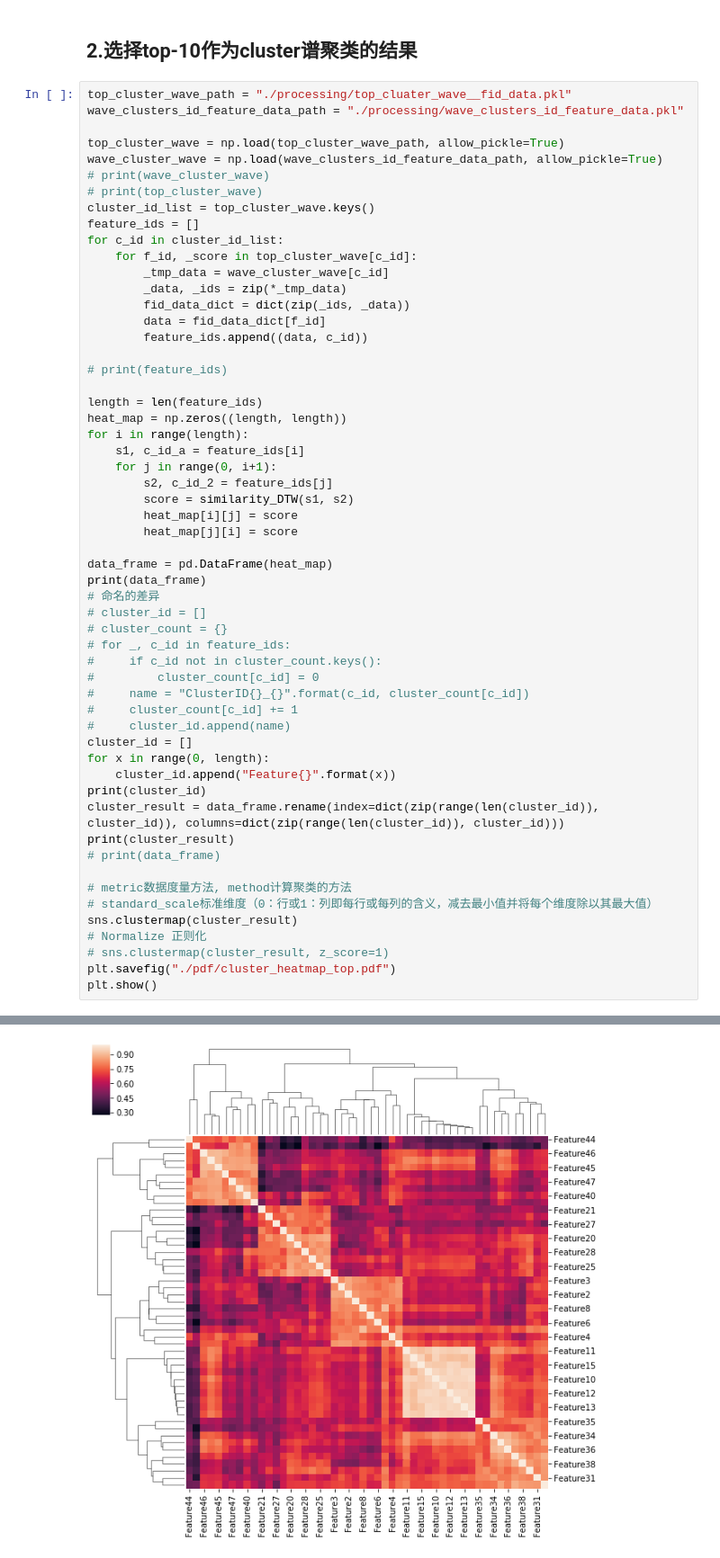
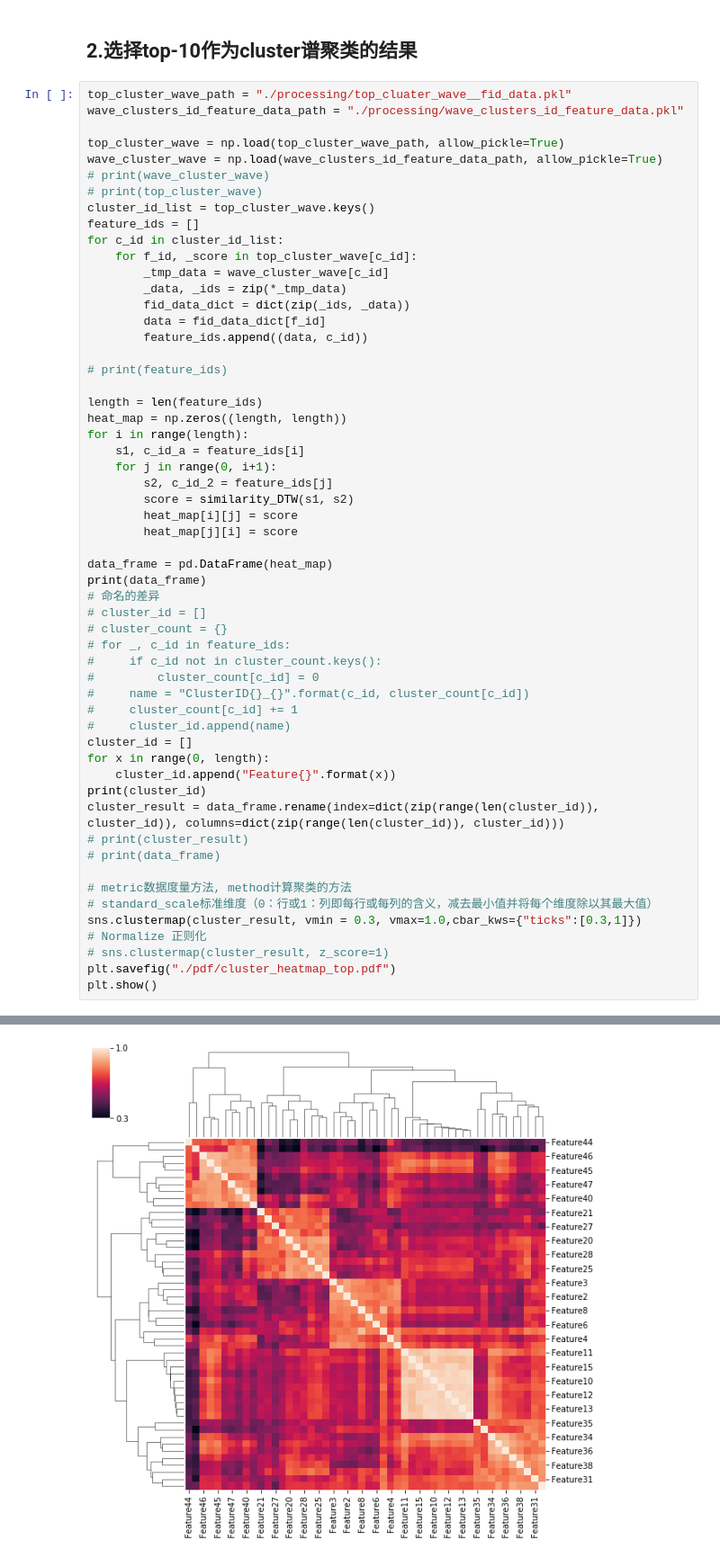
Before and after one commit to danzhewuju/SEEG, a Jupyter notebook: NoteBookJupyter/Clustering_Heatmap.ipynb, the cells around one changed output, grey strips where cells are left out. Shown: that part at 90% size. Cells and saved outputs as stored; diff of their text form.

```diff
--- a/NoteBookJupyter/Clustering_Heatmap.ipynb
+++ b/NoteBookJupyter/Clustering_Heatmap.ipynb
@@ -108,12 +108,12 @@ for x in range(0, length):
     cluster_id.append("Feature{}".format(x))
 print(cluster_id)
 cluster_result = data_frame.rename(index=dict(zip(range(len(cluster_id)), cluster_id)), columns=dict(zip(range(len(cluster_id)), cluster_id)))
-print(cluster_result)
+# print(cluster_result)
 # print(data_frame)
 
 # metric数据度量方法, method计算聚类的方法
 # standard_scale标准维度（0：行或1：列即每行或每列的含义，减去最小值并将每个维度除以其最大值）
-sns.clustermap(cluster_result)
+sns.clustermap(cluster_result, vmin = 0.3, vmax=1.0,cbar_kws={"ticks":[0.3,1]})
 # Normalize 正则化
 # sns.clustermap(cluster_result, z_score=1)
 plt.savefig("./pdf/cluster_heatmap_top.pdf")
@@ -139 +139 @@ Feature49   0.820001   1.000000
-[figure, old version]
+[figure, new version]
```
Also changed, not shown: parts of 1 cell of this notebook, 2 other files.
